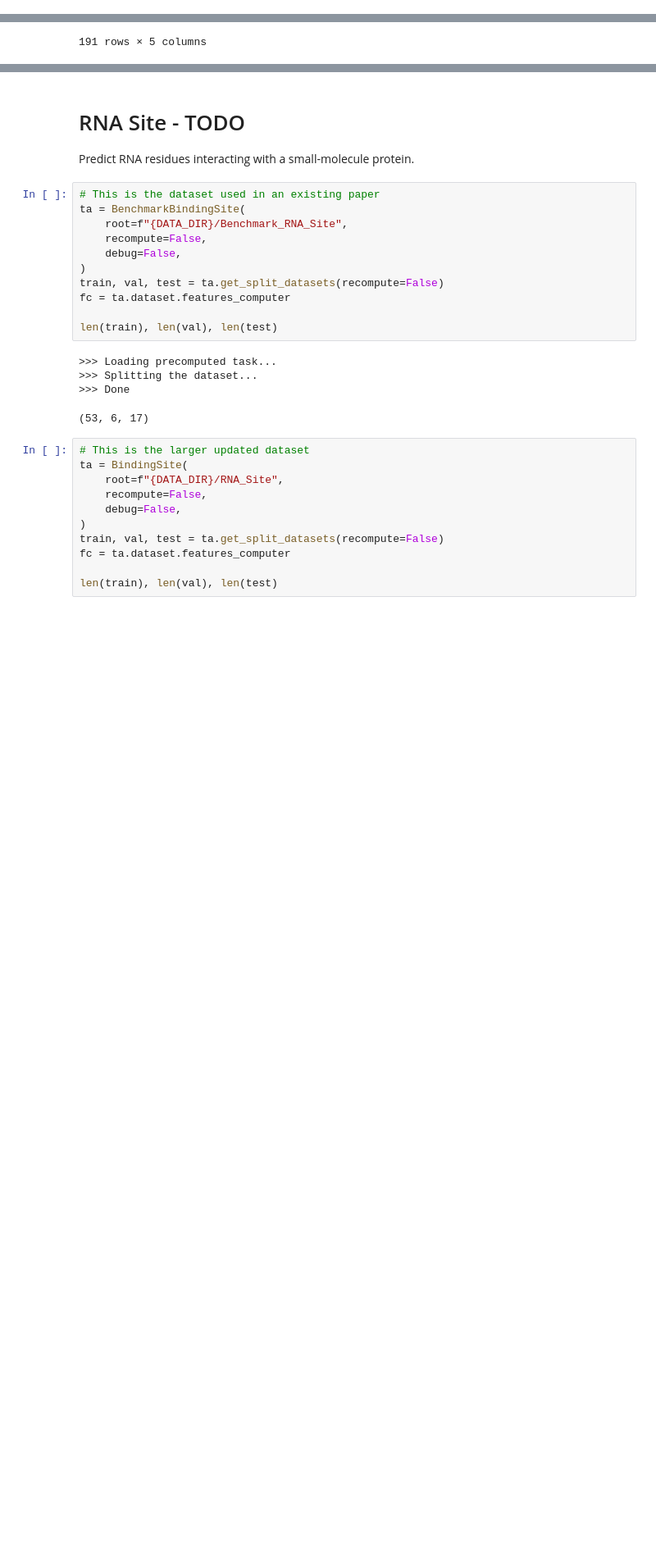
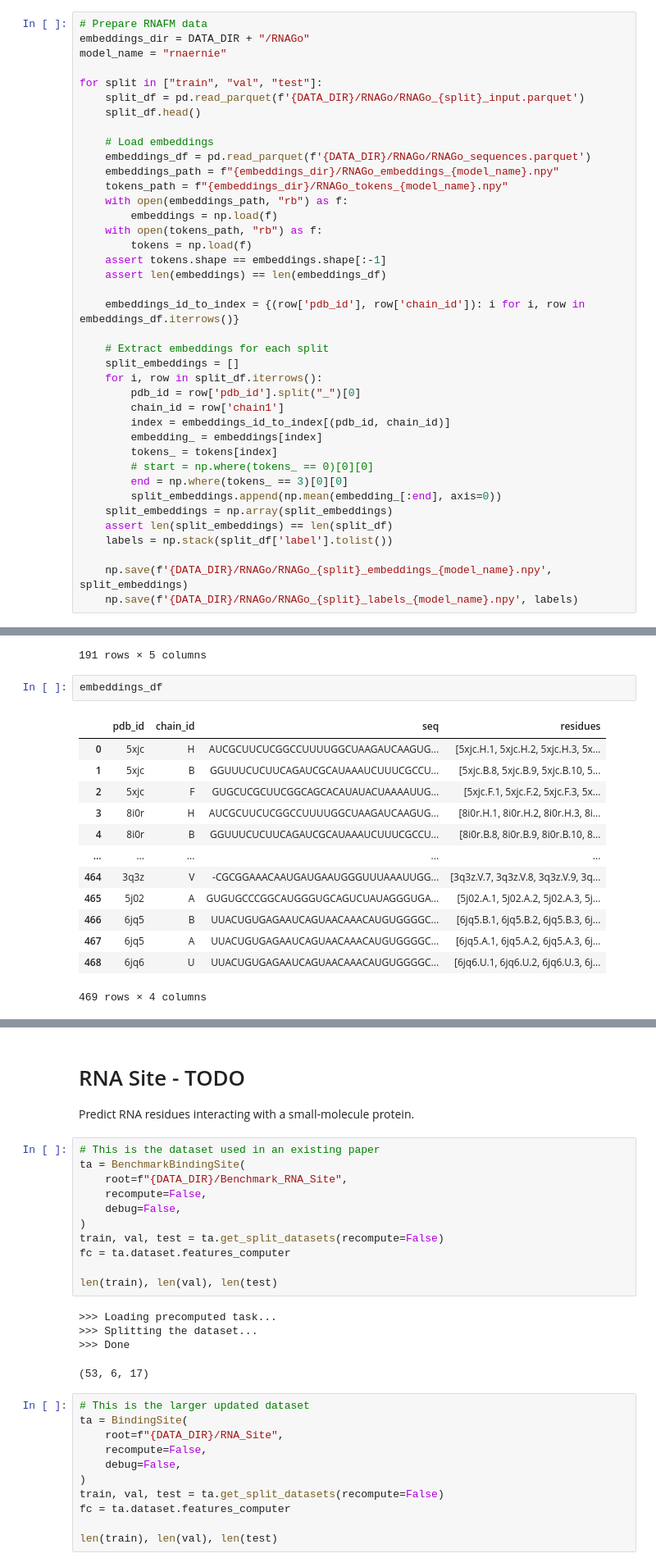
Before and after one commit to mims-harvard/ATOMICA, a Jupyter notebook: case_studies/rnaglib_tasks/load_dataset.ipynb, the cells around one changed output, grey strips where cells are left out. Shown at 82% size. Cells and saved outputs as stored; diff of their text form; blank space fills up the shorter version.

```diff
--- a/case_studies/rnaglib_tasks/load_dataset.ipynb
+++ b/case_studies/rnaglib_tasks/load_dataset.ipynb
@@ -125,6 +136,45 @@ for split, dataset_split in zip(["train", "val", "test"], [train, val, test]):
         pdb_to_process.append(item_to_process)
     pdb_to_process = pd.DataFrame(pdb_to_process)
     pdb_to_process.to_parquet(f'{DATA_DIR}/RNAGo/RNAGo_{split}_input.parquet')
+# %%
+# Prepare RNAFM data
+embeddings_dir = DATA_DIR + "/RNAGo"
+model_name = "rnaernie"
+
+for split in ["train", "val", "test"]:
+    split_df = pd.read_parquet(f'{DATA_DIR}/RNAGo/RNAGo_{split}_input.parquet')
+    split_df.head()
+
+    # Load embeddings
+    embeddings_df = pd.read_parquet(f'{DATA_DIR}/RNAGo/RNAGo_sequences.parquet')
+    embeddings_path = f"{embeddings_dir}/RNAGo_embeddings_{model_name}.npy"
+    tokens_path = f"{embeddings_dir}/RNAGo_tokens_{model_name}.npy"
+    with open(embeddings_path, "rb") as f:
+        embeddings = np.load(f)
+    with open(tokens_path, "rb") as f:
+        tokens = np.load(f)
+    assert tokens.shape == embeddings.shape[:-1]
+    assert len(embeddings) == len(embeddings_df)
+
+    embeddings_id_to_index = {(row['pdb_id'], row['chain_id']): i for i, row in embeddings_df.iterrows()}
+
+    # Extract embeddings for each split
+    split_embeddings = []
+    for i, row in split_df.iterrows():
+        pdb_id = row['pdb_id'].split("_")[0]
+        chain_id = row['chain1']
+        index = embeddings_id_to_index[(pdb_id, chain_id)]
+        embedding_ = embeddings[index]
+        tokens_ = tokens[index]
+        # start = np.where(tokens_ == 0)[0][0]
+        end = np.where(tokens_ == 3)[0][0]
+        split_embeddings.append(np.mean(embedding_[:end], axis=0))
+    split_embeddings = np.array(split_embeddings)
+    assert len(split_embeddings) == len(split_df)
+    labels = np.stack(split_df['label'].tolist())
+
+    np.save(f'{DATA_DIR}/RNAGo/RNAGo_{split}_embeddings_{model_name}.npy', split_embeddings)
+    np.save(f'{DATA_DIR}/RNAGo/RNAGo_{split}_labels_{model_name}.npy', labels)
 # %% [markdown]
 # RNA IF
 Find a sequence that folds into this structure. Residue-level task. Also don't think this task is suitable, since we already do masked residue prediction.
@@ -201,3 +251,19 @@ df
 | 189 | 9gs9_0 | /n/holylfs06/LABS/mzitnik_lab/Lab... | 1 | [1_2, 1_1, 1_3, 1_4, 1_5, 1_6, 1_... | [1.0, 0.0, 1.0, 1.0, 1.0, 1.0, 1.... |
 | 190 | 9ij0_0 | /n/holylfs06/LABS/mzitnik_lab/Lab... | B,C | [B_2, B_1, B_3, B_4, B_5, B_6, B_... | [1.0, 1.0, 1.0, 1.0, 1.0, 0.0, 1.... |
 191 rows × 5 columns
+# %%
+embeddings_df
+# %% [output]
+|  | pdb_id | chain_id | seq | residues |
+| 0 | 5xjc | H | AUCGCUUCUCGGCCUUUUGGCUAAGAUCAAGUG... | [5xjc.H.1, 5xjc.H.2, 5xjc.H.3, 5x... |
+| 1 | 5xjc | B | GGUUUCUCUUCAGAUCGCAUAAAUCUUUCGCCU... | [5xjc.B.8, 5xjc.B.9, 5xjc.B.10, 5... |
+| 2 | 5xjc | F | GUGCUCGCUUCGGCAGCACAUAUACUAAAAUUG... | [5xjc.F.1, 5xjc.F.2, 5xjc.F.3, 5x... |
+| 3 | 8i0r | H | AUCGCUUCUCGGCCUUUUGGCUAAGAUCAAGUG... | [8i0r.H.1, 8i0r.H.2, 8i0r.H.3, 8i... |
+| 4 | 8i0r | B | GGUUUCUCUUCAGAUCGCAUAAAUCUUUCGCCU... | [8i0r.B.8, 8i0r.B.9, 8i0r.B.10, 8... |
+| ... | ... | ... | ... | ... |
+| 464 | 3q3z | V | -CGCGGAAACAAUGAUGAAUGGGUUUAAAUUGG... | [3q3z.V.7, 3q3z.V.8, 3q3z.V.9, 3q... |
+| 465 | 5j02 | A | GUGUGCCCGGCAUGGGUGCAGUCUAUAGGGUGA... | [5j02.A.1, 5j02.A.2, 5j02.A.3, 5j... |
+| 466 | 6jq5 | B | UUACUGUGAGAAUCAGUAACAAACAUGUGGGGC... | [6jq5.B.1, 6jq5.B.2, 6jq5.B.3, 6j... |
+| 467 | 6jq5 | A | UUACUGUGAGAAUCAGUAACAAACAUGUGGGGC... | [6jq5.A.1, 6jq5.A.2, 6jq5.A.3, 6j... |
+| 468 | 6jq6 | U | UUACUGUGAGAAUCAGUAACAAACAUGUGGGGC... | [6jq6.U.1, 6jq6.U.2, 6jq6.U.3, 6j... |
+469 rows × 4 columns
```
Also changed, not shown: parts of 5 cells of this notebook, 5 other files.
